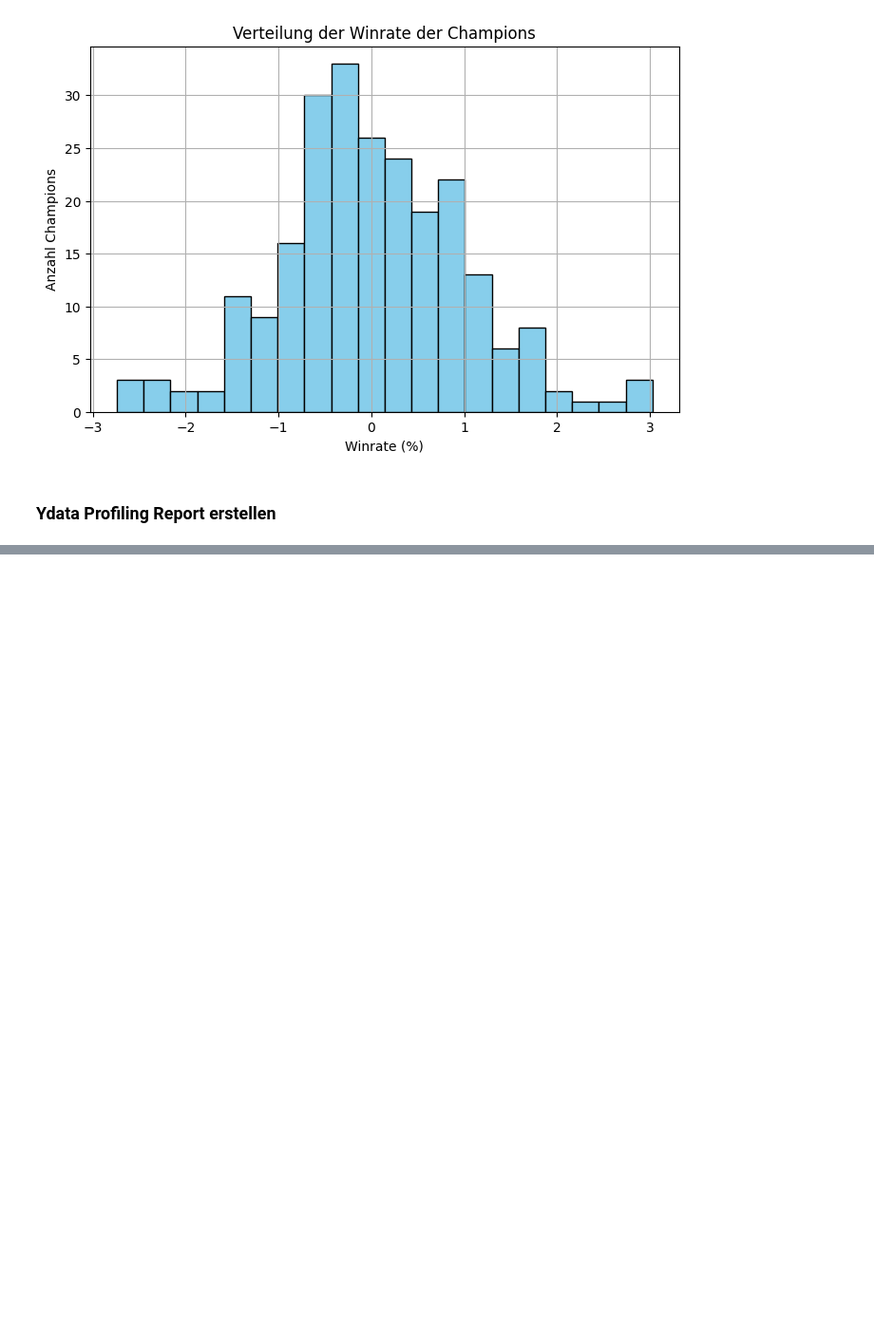
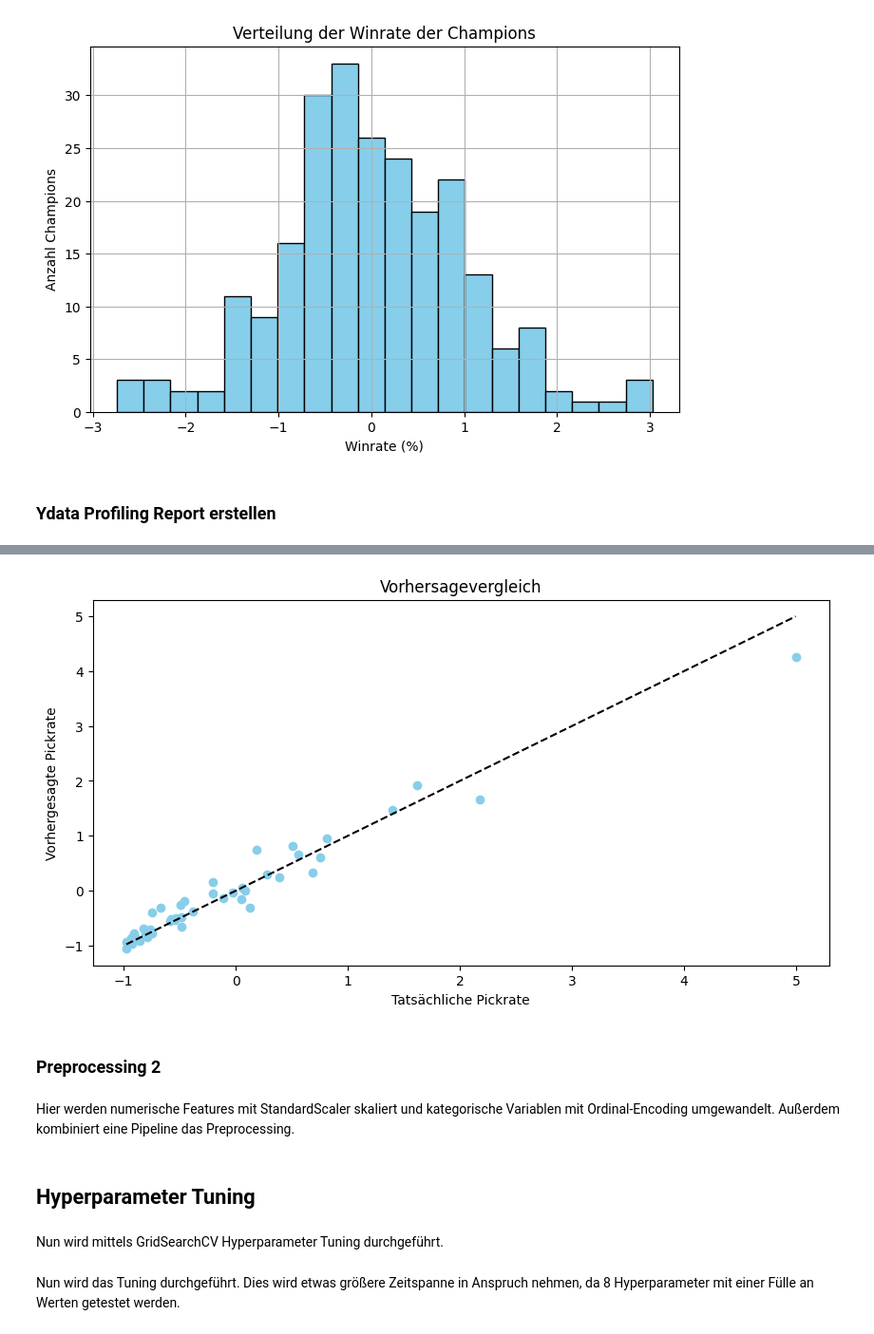
Before and after one commit to Maxtr2004/Data-Mining-Project, a Jupyter notebook: DataMiningProject-Notebook.ipynb, the cells around one changed output, grey strips where cells are left out. Shown: that part at 95% size. Saved outputs shown, nothing was run; the diff lists cells and outputs as text; code cells hidden in the pictures; blank space fills up the shorter version.

Commit message:
Test der Modelle und Hyperparametertuning

```diff
--- a/DataMiningProject-Notebook.ipynb
+++ b/DataMiningProject-Notebook.ipynb
@@ -295,0 +388,7 @@ profile.to_file("ydata_profiling_report.html")
+# %%
+# Features und Zielvariable definieren
+X = df.drop(columns=["Pick %"])  # Entferne Textspalten
+y = df["Pick %"]
+# %%
+# Train-Test-Split
+X_train, X_test, y_train, y_test = train_test_split(X, y, test_size=0.2, random_state=42)
@@ -295,0 +440,27 @@ profile.to_file("ydata_profiling_report.html")
+# %%
+# Modelle
+models = {
+    "Linear Regression": LinearRegression(),
+    "Random Forest": RandomForestRegressor(n_estimators=100, random_state=42),
+    "XGBoost": XGBRegressor(n_estimators=100, random_state=42),
+    "Neural Network": MLPRegressor(hidden_layer_sizes=(64, 32), max_iter=500, random_state=42)
+}
+# %%
+# Training und Evaluation der Modelle
+results = {}
+
+for name, model in models.items():
+    print(f"Training {name}...")
+    pipeline = Pipeline([
+        ("preprocessor", preprocessor),
+        ("model", model)
+    ])
+
+    pipeline.fit(X_train, y_train)
+    y_pred = pipeline.predict(X_test)
+
+    r2 = r2_score(y_test, y_pred)
+    rmse = np.sqrt(mean_squared_error(y_test, y_pred))
+
+    results[name] = {"R² Score": r2, "RMSE": rmse}
+    print(f"{name}: R² = {r2:.4f}, RMSE = {rmse:.4f}\n")
@@ -295,0 +496,15 @@ profile.to_file("ydata_profiling_report.html")
+# %%
+# Visualisierung der Vorhersagen
+plt.figure(figsize=(10, 5))
+plt.scatter(y_test, y_pred, color='skyblue')
+plt.plot([y_test.min(), y_test.max()], [y_test.min(), y_test.max()], linestyle='--', color='black')
+plt.xlabel('Tatsächliche Pickrate')
+plt.ylabel('Vorhergesagte Pickrate')
+plt.title('Vorhersagevergleich')
+plt.show()
+# %% [output]
+[figure, added]
+# %% [markdown]
+### Preprocessing 2
+# %% [markdown]
+Hier werden numerische Features mit StandardScaler skaliert und kategorische Variablen mit Ordinal-Encoding umgewandelt. Außerdem kombiniert eine Pipeline das Preprocessing.
@@ -295,0 +530,4 @@ profile.to_file("ydata_profiling_report.html")
+# %% [markdown]
+## Hyperparameter Tuning
+# %% [markdown]
+Nun wird mittels GridSearchCV Hyperparameter Tuning durchgeführt.
@@ -295,0 +546,2 @@ profile.to_file("ydata_profiling_report.html")
+# %% [markdown]
+Nun wird das Tuning durchgeführt. Dies wird etwas größere Zeitspanne in Anspruch nehmen, da 8 Hyperparameter mit einer Fülle an Werten getestet werden.
```
Also changed, not shown: parts of 39 cells of this notebook, 1 other file.
